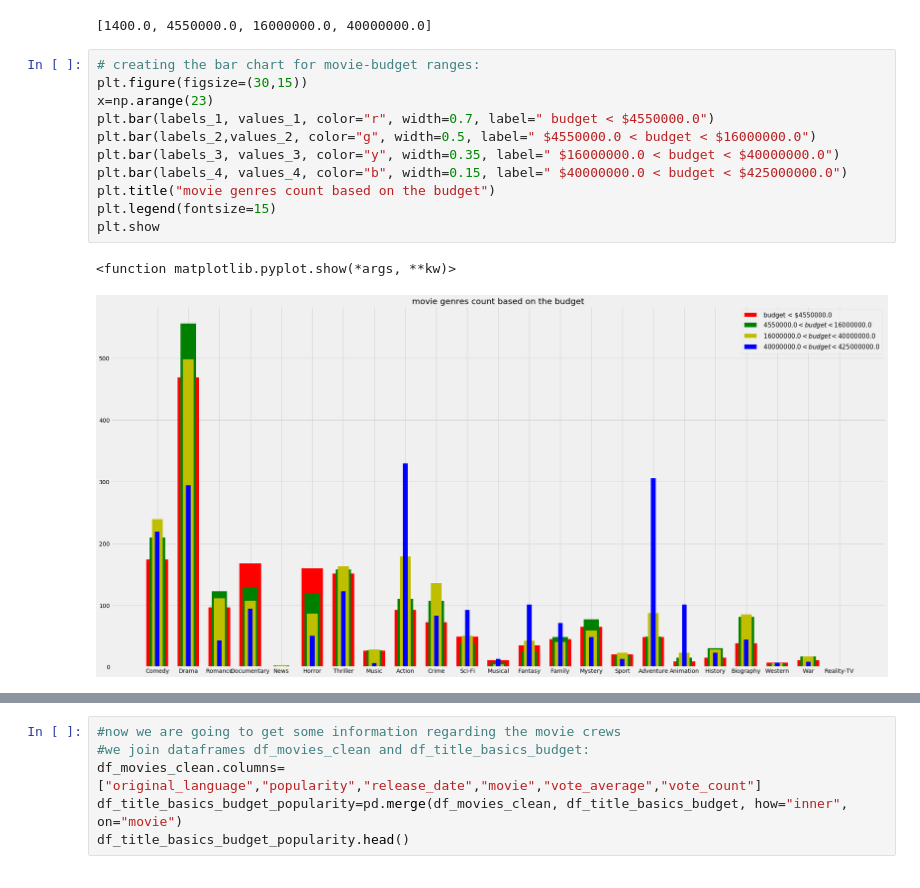
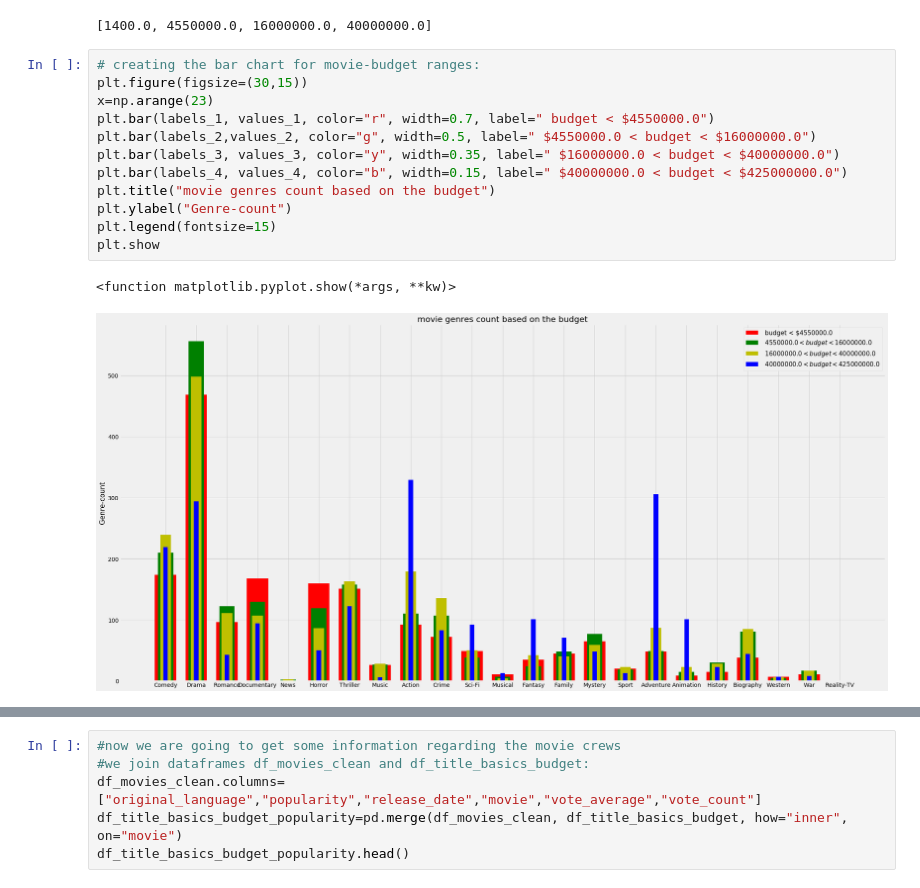
Before and after one commit to FarnazG/dsc-mod-1-project-v2-1-online-ds-ft-120919, a Jupyter notebook: student.ipynb, the cells around one changed output, grey strips where cells are left out. Drawn from its saved outputs; the diff is of its cells as text.

```diff
--- a/student.ipynb
+++ b/student.ipynb
@@ -422,17 +426,18 @@ for genre, count in p4_final_genre_count.items():
 # %%
 # creating the bar chart for movie-budget ranges:
 plt.figure(figsize=(30,15))
 x=np.arange(23)
 plt.bar(labels_1, values_1, color="r", width=0.7, label=" budget < $4550000.0")
 plt.bar(labels_2,values_2, color="g", width=0.5, label=" $4550000.0 < budget < $16000000.0")
 plt.bar(labels_3, values_3, color="y", width=0.35, label=" $16000000.0 < budget < $40000000.0")
 plt.bar(labels_4, values_4, color="b", width=0.15, label=" $40000000.0 < budget < $425000000.0")
 plt.title("movie genres count based on the budget")
+plt.ylabel("Genre-count")
 plt.legend(fontsize=15)
 plt.show
 # %% [output]
 <function matplotlib.pyplot.show(*args, **kw)>
-[figure, old version]
+[figure, new version]
 # %%
 # creating the scatter chart for movie-budget ranges:
 plt.figure(figsize=(30,15))
```
Also changed, not shown: parts of 5 cells of this notebook, 2 other files.
